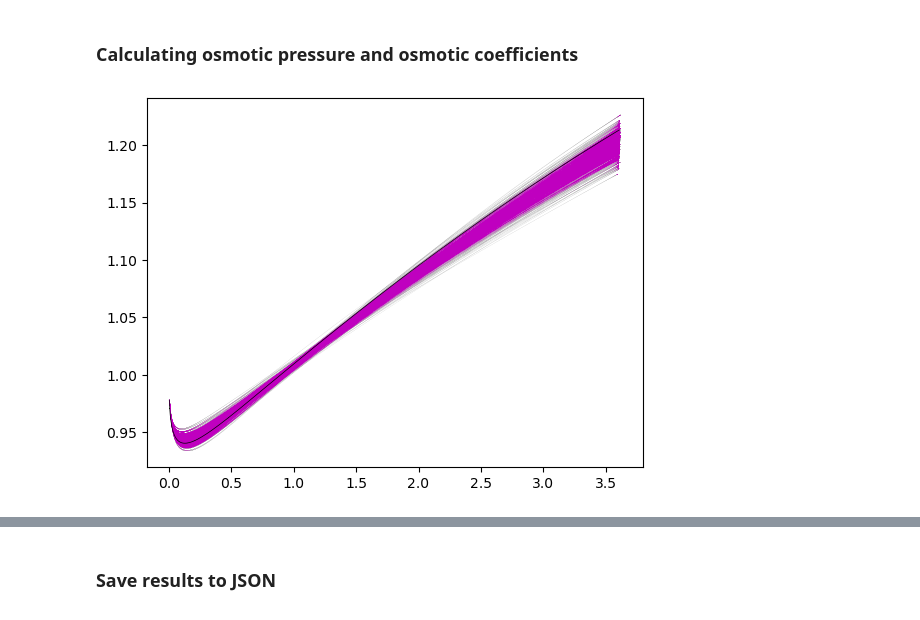
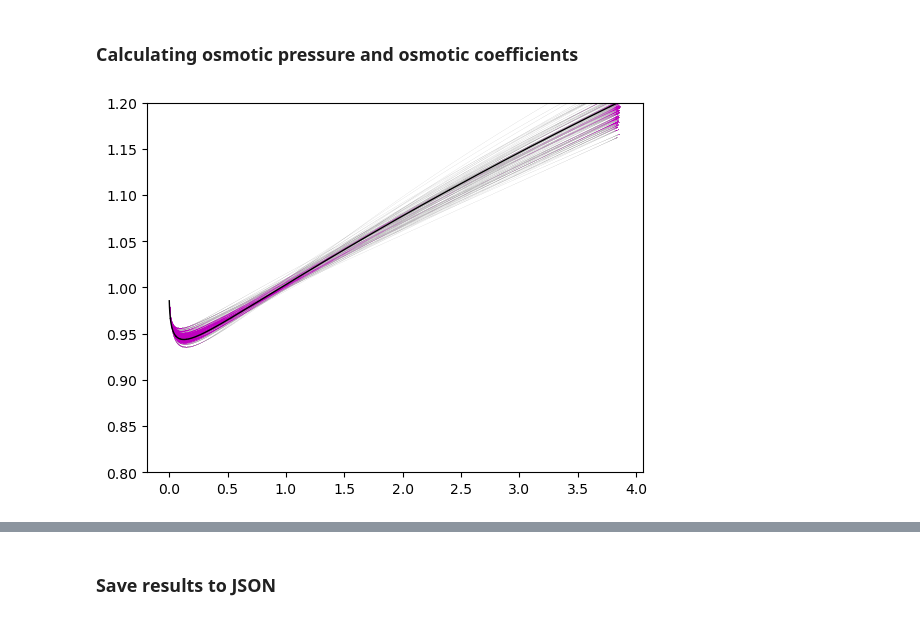
Before and after one commit to barmoral/osmotic_calculations, a Jupyter notebook: HarmonicPotential_analysis/harmonic_maxlikelihood_analysis.ipynb, the cells around one changed output, grey strips where cells are left out. Drawn from its saved outputs; the diff is of its cells as text; code cells hidden in the pictures.

```diff
--- a/HarmonicPotential_analysis/harmonic_maxlikelihood_analysis.ipynb
+++ b/HarmonicPotential_analysis/harmonic_maxlikelihood_analysis.ipynb
@@ -205,7 +194,7 @@ def logprobfunc(a,z,cz,A=A):
 def converge_c(params, z, cz_start,
                niter=1000,lim=0.0001,verbose=False):
     '''
-    Funciton that calculates the concentration from given parameters, z coordinate list, starting concentration list.
+    Function that calculates the concentration from given parameters, z coordinate list, starting concentration list.
     '''
 
     # hot start from ideal, otherwise use a good guess.
@@ -227,7 +216,7 @@ def converge_c(params, z, cz_start,
 # %%
 def neglliter(a,z,cz_start,counts=None,lim=0.0001,verbose=False,print_val=False,doeval=False):
     '''
-    Functinon that calcualtes the logarithm term, arranged as a solution to equation 12, using
+    Function that calcualtes the logarithm term, arranged as a solution to equation 12, using
     new generated concentrations from given parameters
     '''
     if len(z)!= len(cz_start):
@@ -308,5 +299,5 @@ c_opt_sparse_all = converge_c(full_opt,zsparse_all,cz_start=c_new_sparse_all,ver
 # %% [markdown]
 ### Bootstrapping
 # %%
-bparams,bcs = bootstrap_samples(zvals_all,500,neglliter,results.x) # Change number of bootstraps desired, using 500 here
+bparams,bcs = bootstrap_samples(zvals_all, 100, neglliter, results.x) # Change number of bootstraps desired, using 500 here
 # %% [output]
@@ -376,9 +367,9 @@ plt.show()
 # %% [markdown]
 ### Calculating osmotic pressure and osmotic coefficients
 # %%
-def osmotic_pressure(cs,params, nu=2):
+def osmotic_pressure(cs, params, nu=2):
     """
-    Funciton to calculate osmotic pressure and osmotic coefficients.
+    Function to calculate osmotic pressure and osmotic coefficients from the parameters
     """
     term1 = cs
     term2 = params[1]*0.5*cs**2
@@ -394,20 +385,21 @@ def osmotic_pressure(cs,params, nu=2):
 # %%
 # scatter plots of the osmotic coefficients and osmotic pressures
 ops = list()
 ocs = list()
 for p,c in zip(bparams,bcs):
     op,oc = osmotic_pressure(c,p)
     plt.scatter(c,oc,s=0.1,lw=0.1,alpha=0.01,c='m')
     ops.append(op)
     ocs.append(oc)
 opt_oc = osmotic_pressure(c_opt_sparse_all,full_opt)[1]
 opt_op = osmotic_pressure(c_opt_sparse_all,full_opt)[0]
-plt.plot(c_opt_sparse_all,opt_oc,'k',lw=0.5,)
+plt.plot(c_opt_sparse_all,opt_oc,'k',lw=1,alpha=1)
+plt.ylim([0.8,1.2])
 ops = np.array(ops)
 ocs = np.array(ocs)
 plt.show()
 # %% [output]
-[figure, old version]
+[figure, new version]
 # %%
 def find_closest(lst, target):
     '''
```
Also changed, not shown: parts of 30 cells of this notebook.
